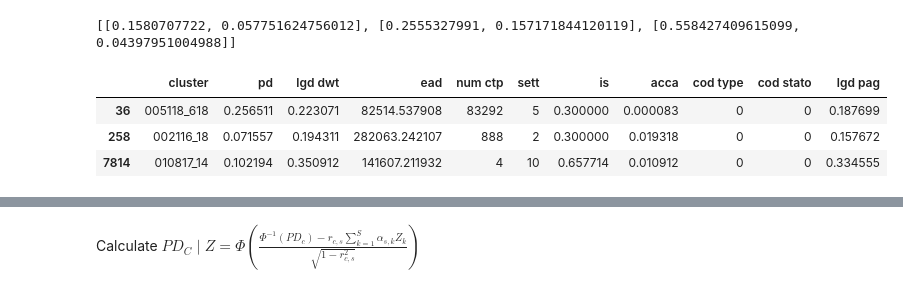
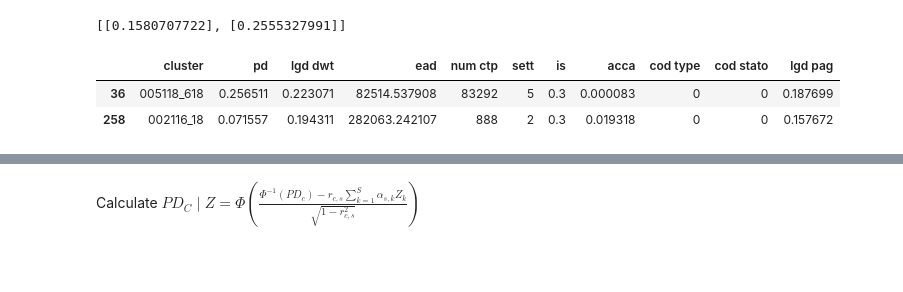
Before and after one commit to Eagle-quantum/QVaR, a Jupyter notebook: multi_classical_MC.ipynb, the cells around one changed output, grey strips where cells are left out. Drawn from its saved outputs; the diff is of its cells as text; code cells hidden in the pictures; blank space fills up the shorter version.

```diff
--- a/multi_classical_MC.ipynb
+++ b/multi_classical_MC.ipynb
@@ -10,21 +10,20 @@ import math
 import matplotlib.pyplot as plt
 # %%
 df = pd.read_csv("Data/sampled_counterparts.csv")
-df = df.iloc[[38-2, 260-2, 7816-2]]
+df = df.iloc[[38-2, 260-2]] #df.iloc[[38-2, 260-2, 7816-2]]
 
 F = pd.read_csv("Data/F_for_sampled_counterparts.csv")
-sectors = [1, 2]
+sectors = [1] #[1, 2]
 F_list = [[F.iloc[df.index.values[j]][i-1] for i in sectors] for j in range(len(df))]
 # F_list = [[0.55], [0.65], [0.50]] # make F/rhos
 
 print(F_list)
 df
 # %% [output]
-[[0.1580707722, 0.057751624756012], [0.2555327991, 0.157171844120119], [0.558427409615099, 0.04397951004988]]
+[[0.1580707722], [0.2555327991]]
 |  | cluster | pd | lgd dwt | ead | num ctp | sett | is | acca | cod type | cod stato | lgd pag |
-| 36 | 005118_618 | 0.256511 | 0.223071 | 82514.537908 | 83292 | 5 | 0.300000 | 0.000083 | 0 | 0 | 0.187699 |
-| 258 | 002116_18 | 0.071557 | 0.194311 | 282063.242107 | 888 | 2 | 0.300000 | 0.019318 | 0 | 0 | 0.157672 |
-| 7814 | 010817_14 | 0.102194 | 0.350912 | 141607.211932 | 4 | 10 | 0.657714 | 0.010912 | 0 | 0 | 0.334555 |
+| 36 | 005118_618 | 0.256511 | 0.223071 | 82514.537908 | 83292 | 5 | 0.3 | 0.000083 | 0 | 0 | 0.187699 |
+| 258 | 002116_18 | 0.071557 | 0.194311 | 282063.242107 | 888 | 2 | 0.3 | 0.019318 | 0 | 0 | 0.157672 |
 # %%
 #set problem parameters
 
```
Also changed, not shown: parts of 2 cells of this notebook, 1 other file.
